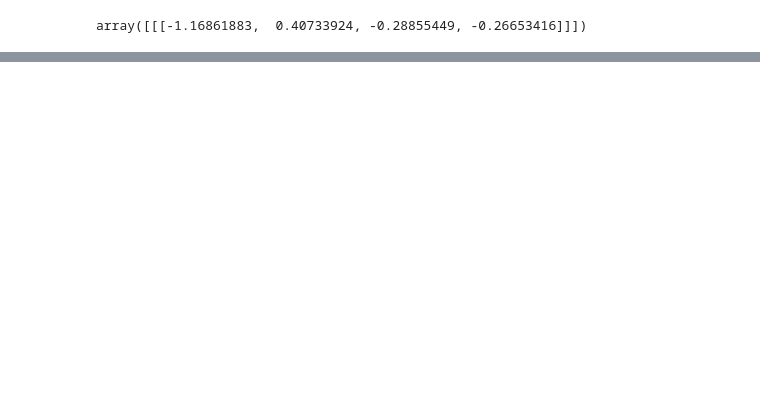
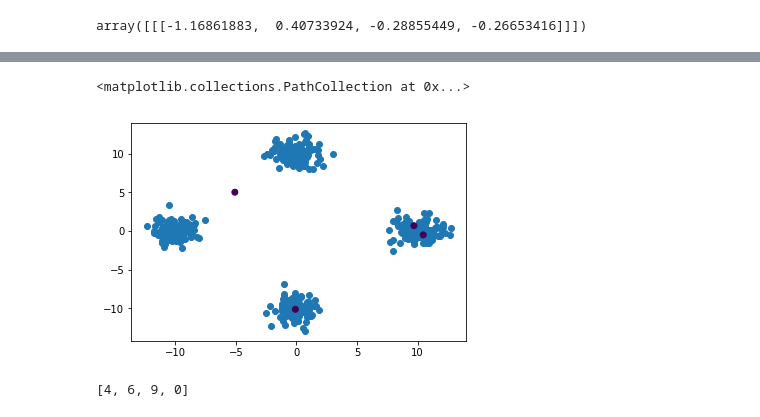
Before and after one commit to davinderiitgn/DataScienceProject, a Jupyter notebook: EM.ipynb, the cells around one changed output, grey strips where cells are left out. Drawn from its saved outputs; the diff is of its cells as text; code cells hidden in the pictures; blank space fills up the shorter version.

```diff
--- a/EM.ipynb
+++ b/EM.ipynb
@@ -91,0 +192,2 @@ array([[[-1.16861883,  0.40733924, -0.28855449, -0.26653416]]])
+# %%
+model.train(100)
@@ -91,0 +201,14 @@ array([[[-1.16861883,  0.40733924, -0.28855449, -0.26653416]]])
+# %%
+new_points[:,[1]]
+plt.scatter(new_points[:,[0]], new_points[:,[1]])
+m = np.array(model.mean)
+plt.scatter(m[:,[0]].ravel(), m[:,[1]].ravel(), c = np.array([-1,-1,-1,-1]))
+# %% [output]
+<matplotlib.collections.PathCollection at 0x...>
+[figure, added]
+# %%
+import random
+z = random.sample(range(10), 4)
+z
+# %% [output]
+[4, 6, 9, 0]
```
Also changed, not shown: parts of 10 cells of this notebook.
